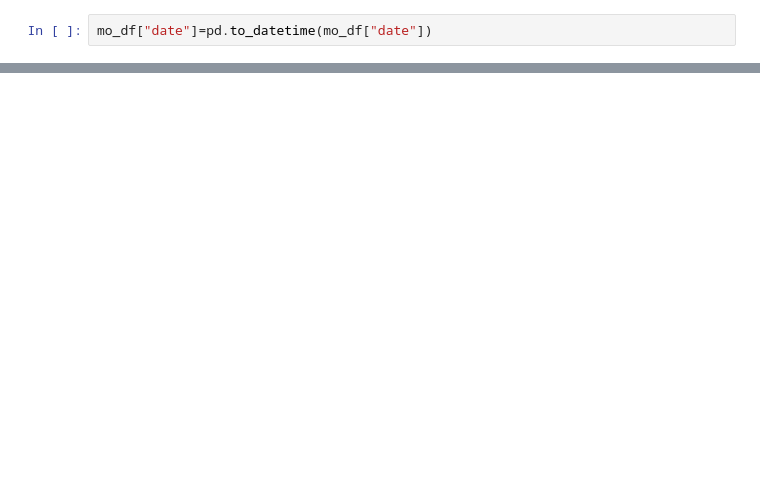
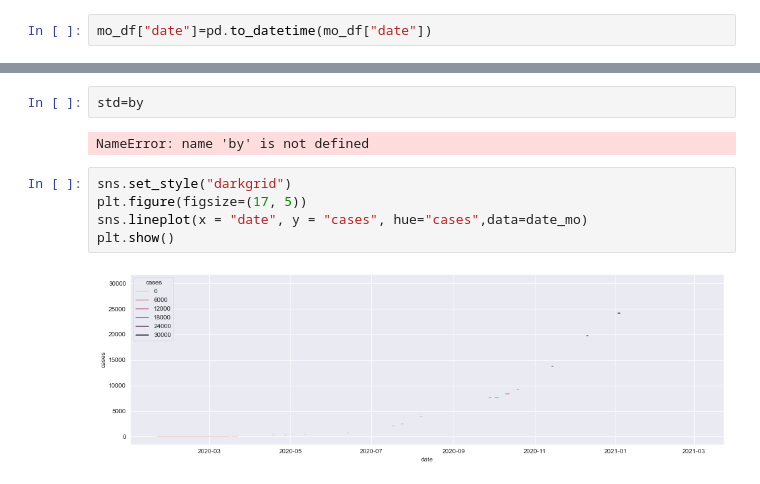
Before and after one commit to E-Weber/EKN-Project, a Jupyter notebook: Covid_api.ipynb, the cells around one changed output, grey strips where cells are left out. Cells and saved outputs as stored; diff of their text form; blank space fills up the shorter version.

```diff
--- a/Covid_api.ipynb
+++ b/Covid_api.ipynb
@@ -162,0 +166,11 @@ plt.show()
+# %%
+std=by
+# %% [output]
+NameError: name 'by' is not defined
+# %%
+sns.set_style("darkgrid")
+plt.figure(figsize=(17, 5))
+sns.lineplot(x = "date", y = "cases", hue="cases",data=date_mo)
+plt.show()
+# %% [output]
+[figure, added]
```
Also changed, not shown: parts of 24 cells of this notebook.
